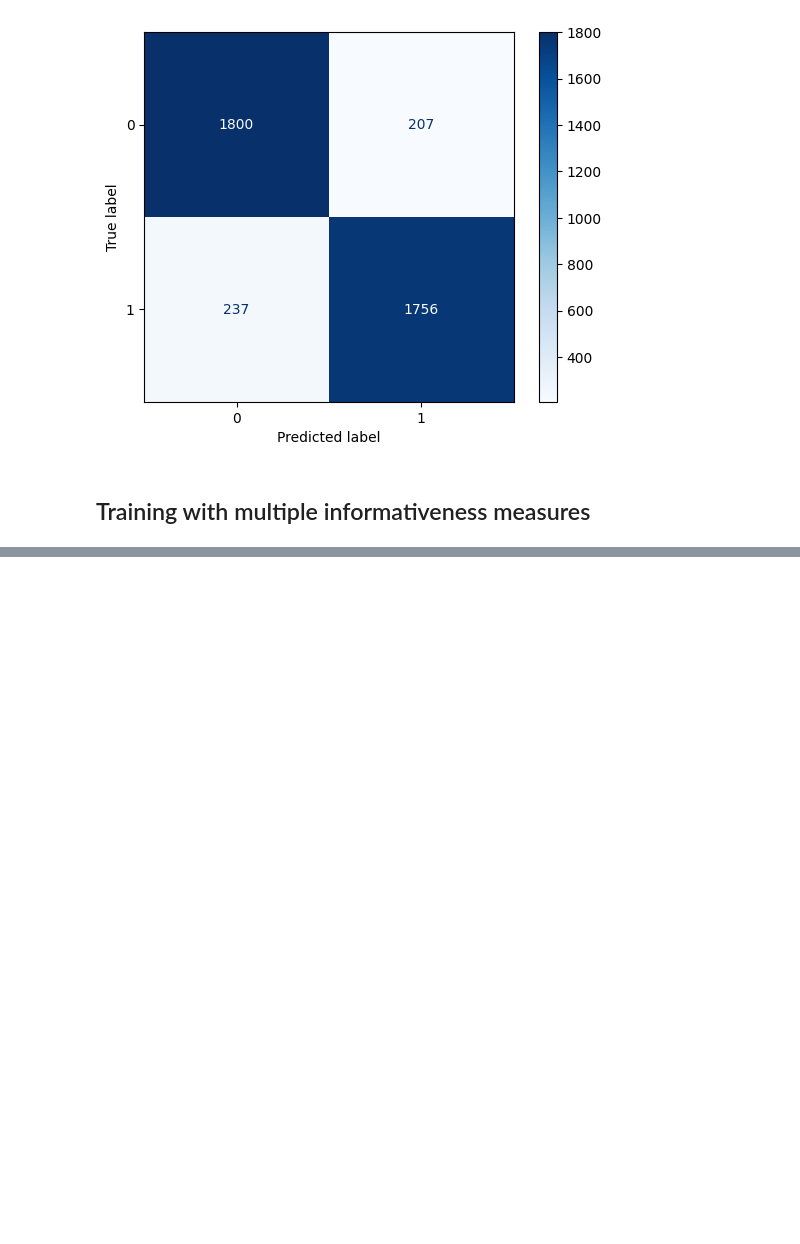
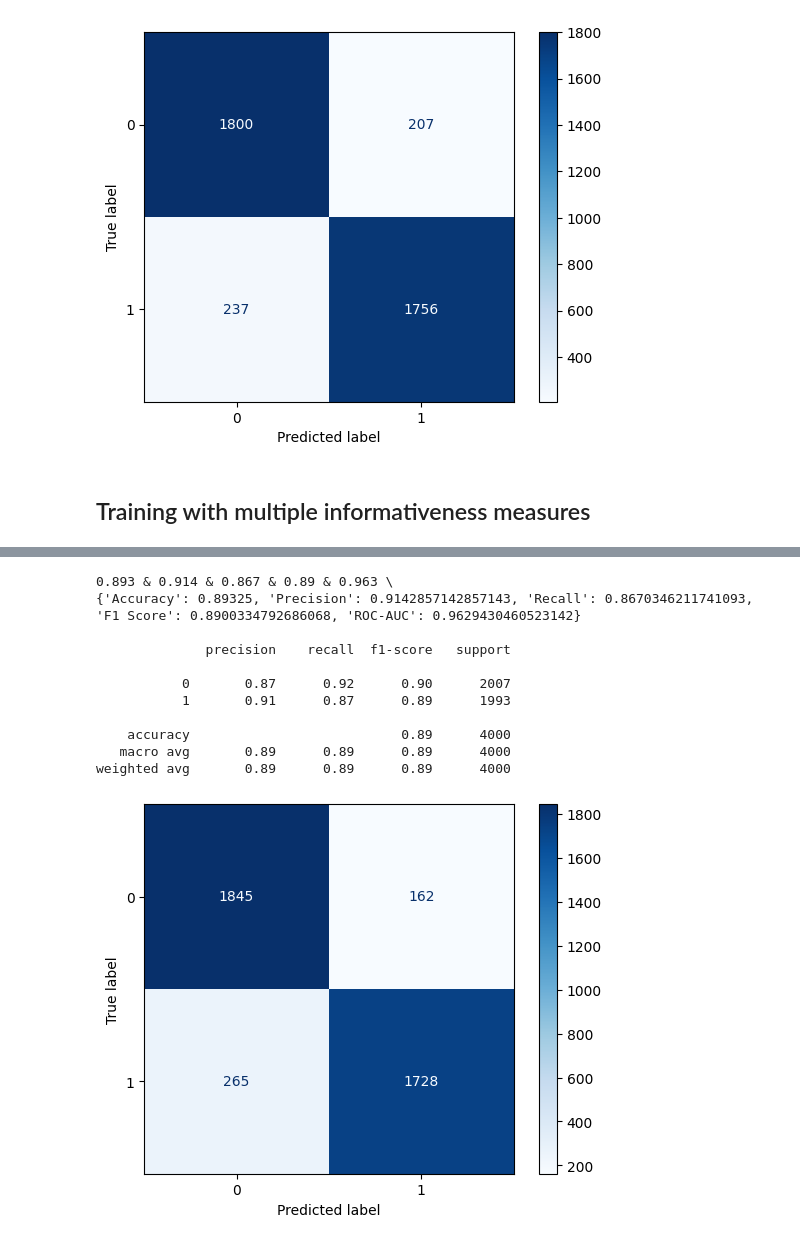
Before and after one commit to matkubita/ClickbaitDetectionThesis, a Jupyter notebook: notebooks/7-5-LLM-models-OPENAI-and-baitness-measure.ipynb, the cells around one changed output, grey strips where cells are left out. Drawn from its saved outputs; the diff is of its cells as text; code cells hidden in the pictures; blank space fills up the shorter version.

```diff
--- a/notebooks/7-5-LLM-models-OPENAI-and-baitness-measure.ipynb
+++ b/notebooks/7-5-LLM-models-OPENAI-and-baitness-measure.ipynb
@@ -237,0 +335,30 @@ weighted avg       0.89      0.89      0.89      4000
+# %%
+embeddings_x_train_df_3000_with_measures = pd.DataFrame(embeddings_x_train_df_3000)
+for function_name, function in metrics_functions.items():
+    embeddings_x_train_df_3000_with_measures = add_baitness_measure(x_train, embeddings_x_train_df_3000_with_measures, function, function_name)
+
+embeddings_x_val_df_3000_with_measures = pd.DataFrame(embeddings_x_val_df_3000)
+for function_name, function in metrics_functions.items():
+    embeddings_x_val_df_3000_with_measures = add_baitness_measure(x_val, embeddings_x_val_df_3000_with_measures, function, function_name)
+# %%
+embeddings_x_train_df_3000_with_measures.columns = range(embeddings_x_train_df_3000_with_measures.shape[1])
+embeddings_x_val_df_3000_with_measures.columns = range(embeddings_x_val_df_3000_with_measures.shape[1])
+# %%
+RF = RandomForestClassifier(random_state = 0)
+RF.fit(embeddings_x_train_df_3000_with_measures, y_train)
+pred_rf = RF.predict(embeddings_x_val_df_3000_with_measures)
+pred_rf_prob = RF.predict_proba(embeddings_x_val_df_3000_with_measures)
+create_summary_for_model_metrics(y_val, pred_rf, pred_rf_prob[:,1])
+# %% [output]
+0.893 & 0.914 & 0.867 & 0.89 & 0.963 \
+{'Accuracy': 0.89325, 'Precision': 0.9142857142857143, 'Recall': 0.8670346211741093, 'F1 Score': 0.8900334792686068, 'ROC-AUC': 0.9629430460523142}
+
+              precision    recall  f1-score   support
+
+           0       0.87      0.92      0.90      2007
+           1       0.91      0.87      0.89      1993
+
+    accuracy                           0.89      4000
+   macro avg       0.89      0.89      0.89      4000
+weighted avg       0.89      0.89      0.89      4000
+[figure, added]
```
Also changed, not shown: parts of 17 cells of this notebook.
